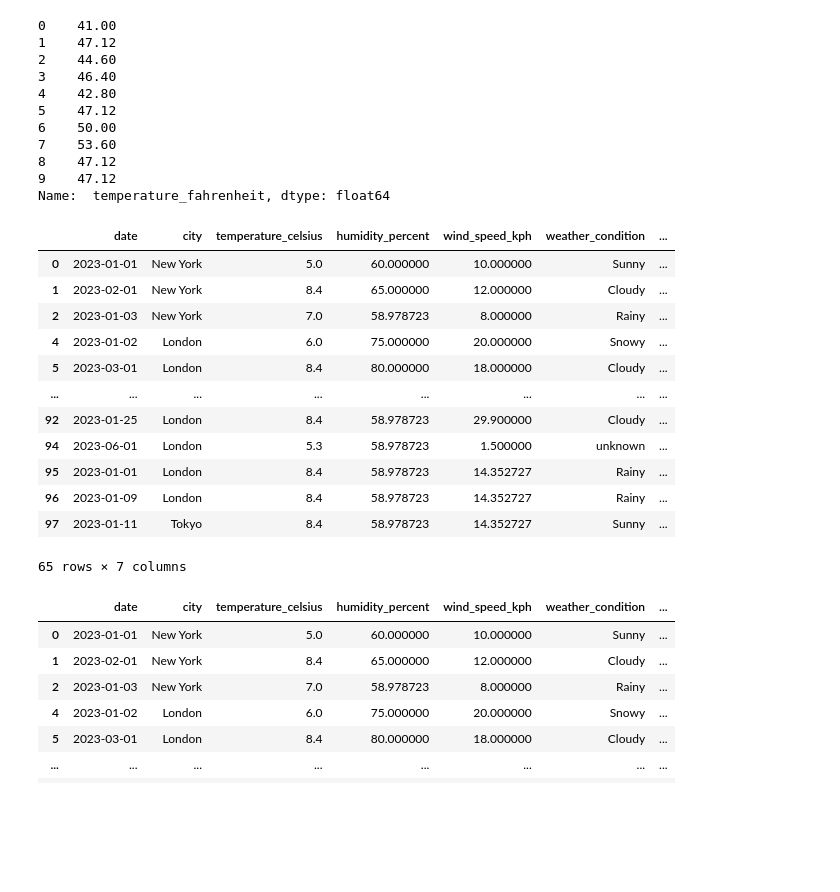
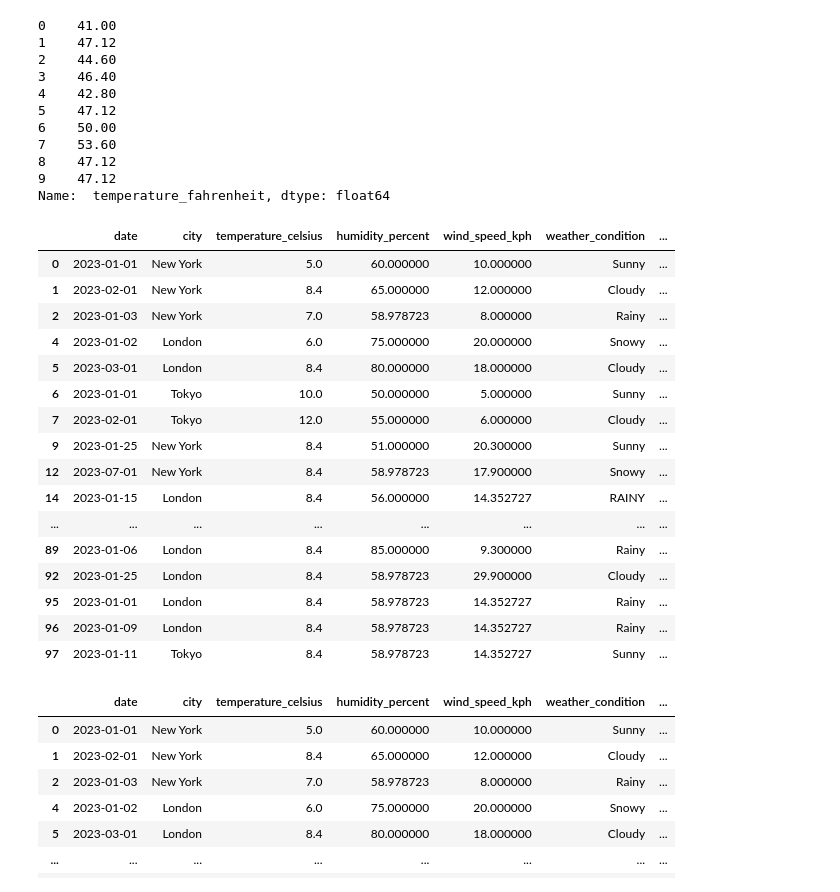
Before and after one commit to itsdagi/shega-data-engineering, a Jupyter notebook: climate.ipynb, the cells around one changed output. Saved outputs shown, nothing was run; the diff lists cells and outputs as text; code cells hidden in the pictures; blank space fills up the shorter version.

```diff
--- a/climate.ipynb
+++ b/climate.ipynb
@@ -129,24 +129,28 @@ Name:  temperature_fahrenheit, dtype: float64
 # %%
 # now lets drop where weather condition is null or unknown
 # for na values
 cleaned_data = imputed_data.dropna(subset=['weather_condition'])
 # for unknown values
-cleaned_weather_data = cleaned_data[cleaned_data['weather_condition'] != 'Unknown']
+cleaned_weather_data = cleaned_data[~cleaned_data['weather_condition'].str.contains('Unknown', case=False)]
 cleaned_weather_data
 # %% [output]
 |  | date | city | temperature_celsius | humidity_percent | wind_speed_kph | weather_condition | ... |
 | 0 | 2023-01-01 | New York | 5.0 | 60.000000 | 10.000000 | Sunny | ... |
 | 1 | 2023-02-01 | New York | 8.4 | 65.000000 | 12.000000 | Cloudy | ... |
 | 2 | 2023-01-03 | New York | 7.0 | 58.978723 | 8.000000 | Rainy | ... |
 | 4 | 2023-01-02 | London | 6.0 | 75.000000 | 20.000000 | Snowy | ... |
 | 5 | 2023-03-01 | London | 8.4 | 80.000000 | 18.000000 | Cloudy | ... |
+| 6 | 2023-01-01 | Tokyo | 10.0 | 50.000000 | 5.000000 | Sunny | ... |
+| 7 | 2023-02-01 | Tokyo | 12.0 | 55.000000 | 6.000000 | Cloudy | ... |
+| 9 | 2023-01-25 | New York | 8.4 | 51.000000 | 20.300000 | Sunny | ... |
+| 12 | 2023-07-01 | New York | 8.4 | 58.978723 | 17.900000 | Snowy | ... |
+| 14 | 2023-01-15 | London | 8.4 | 56.000000 | 14.352727 | RAINY | ... |
 | ... | ... | ... | ... | ... | ... | ... | ... |
+| 89 | 2023-01-06 | London | 8.4 | 85.000000 | 9.300000 | Rainy | ... |
 | 92 | 2023-01-25 | London | 8.4 | 58.978723 | 29.900000 | Cloudy | ... |
-| 94 | 2023-06-01 | London | 5.3 | 58.978723 | 1.500000 | unknown | ... |
 | 95 | 2023-01-01 | London | 8.4 | 58.978723 | 14.352727 | Rainy | ... |
 | 96 | 2023-01-09 | London | 8.4 | 58.978723 | 14.352727 | Rainy | ... |
 | 97 | 2023-01-11 | Tokyo | 8.4 | 58.978723 | 14.352727 | Sunny | ... |
-65 rows × 7 columns
 # %%
 cleaned_weather_data.isnull().any(axis=1)
 cleaned_weather_data # only displayes missing values from the date col so no need to drop rows since other columns are not affectedand no country data is missing
```
Also changed, not shown: parts of 1 cell of this notebook, 1 other file.
